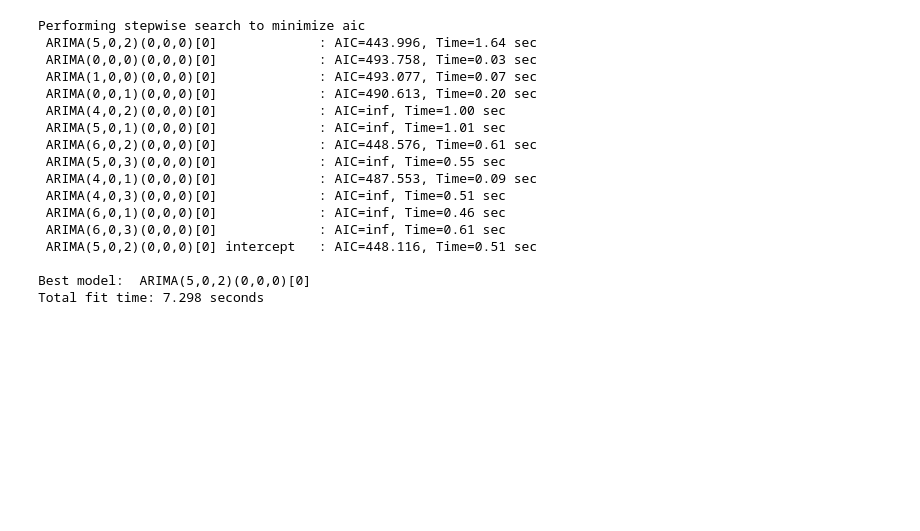
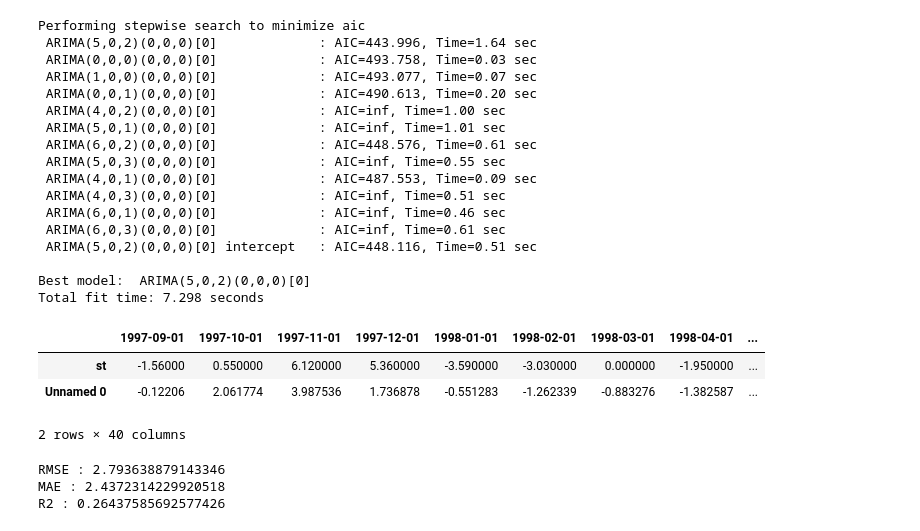
Before and after one commit to j019/Practical-Machine-Learning-, a Jupyter notebook: Day9/TimeSeries.ipynb, the cells around one changed output. Saved outputs shown, nothing was run; the diff lists cells and outputs as text; code cells hidden in the pictures; blank space fills up the shorter version.

```diff
--- a/Day9/TimeSeries.ipynb
+++ b/Day9/TimeSeries.ipynb
@@ -426,3 +426,24 @@ Performing stepwise search to minimize aic
 
 Best model:  ARIMA(5,0,2)(0,0,0)[0]
 Total fit time: 7.298 seconds
+# %%
+from pmdarima.arima import ARIMA
+ar = ARIMA((5,0,2), with_intercept=False)
+ar.fit(train)
+forecasts = ar.predict(test.shape[0])
+# %%
+pd.DataFrame([test,forecasts])
+# %% [output]
+|  | 1997-09-01 | 1997-10-01 | 1997-11-01 | 1997-12-01 | 1998-01-01 | 1998-02-01 | 1998-03-01 | 1998-04-01 | ... |
+| st | -1.56000 | 0.550000 | 6.120000 | 5.360000 | -3.590000 | -3.030000 | 0.000000 | -1.950000 | ... |
+| Unnamed 0 | -0.12206 | 2.061774 | 3.987536 | 1.736878 | -0.551283 | -1.262339 | -0.883276 | -1.382587 | ... |
+2 rows × 40 columns
+# %%
+from sklearn.metrics import root_mean_squared_error, mean_absolute_error, r2_score
+print(f'RMSE : {root_mean_squared_error(test,forecasts)}')
+print(f'MAE : {mean_absolute_error(test,forecasts)}')
+print(f'R2 : {r2_score(test,forecasts)}')
+# %% [output]
+RMSE : 2.793638879143346
+MAE : 2.4372314229920518
+R2 : 0.26437585692577426
```
Also changed, not shown: parts of 8 cells of this notebook.
